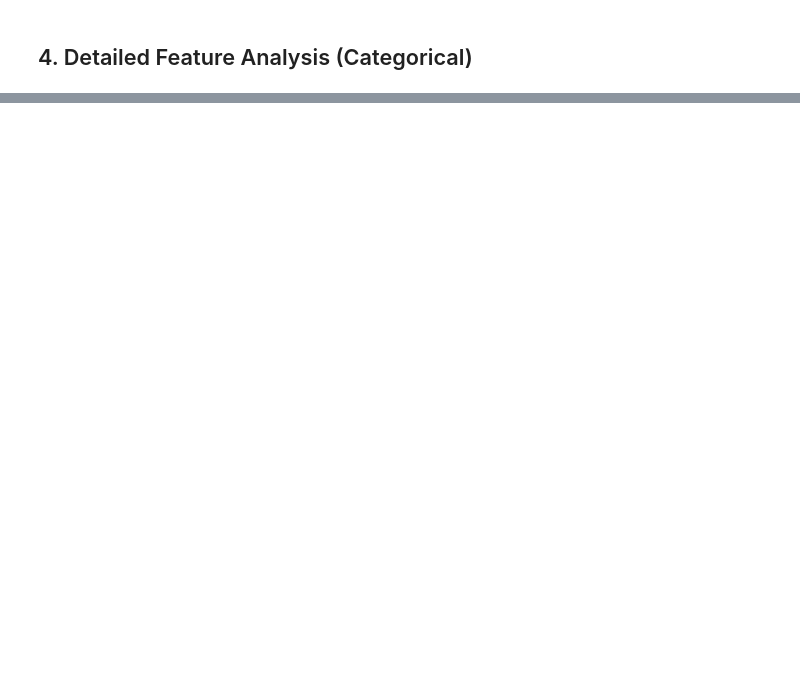
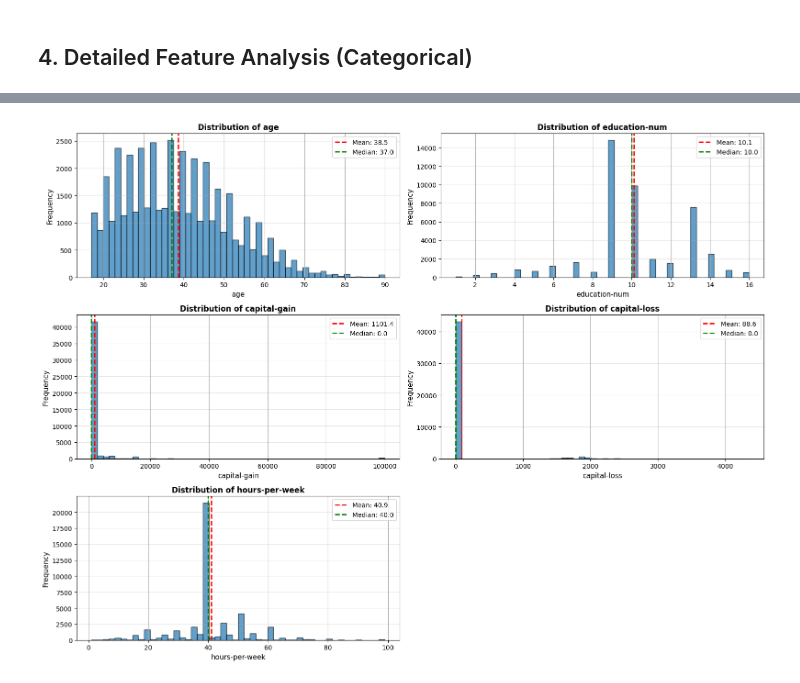
Before and after one commit to AymericMtp/supervised-learning, a Jupyter notebook: eda.ipynb, the cells around one changed output, grey strips where cells are left out. Drawn from its saved outputs; the diff is of its cells as text; code cells hidden in the pictures; blank space fills up the shorter version.

```diff
--- a/eda.ipynb
+++ b/eda.ipynb
@@ -183,0 +231,6 @@ income_df = income_df_deleted
+# %%
+print("Distribution des catégories:\n")
+for col in categorical_features:
+    print(f"\n{col.upper()}:")
+    print(income_df[col].value_counts())
+    print(f"Nombre de catégories uniques: {income_df[col].nunique()}")
@@ -183,0 +266,5 @@ income_df = income_df_deleted
+# %%
+numerical_features = ['age', 'education-num', 'capital-gain', 'capital-loss', 'hours-per-week']
+
+print("Statistiques descriptives des features numériques:\n")
+print(income_df[numerical_features].describe())
@@ -183,0 +283,23 @@ income_df = income_df_deleted
+# %%
+fig, axes = plt.subplots(nrows=3, ncols=2, figsize=(16, 12))
+axes = axes.flatten()
+
+for i, col in enumerate(numerical_features):
+    income_df[col].hist(bins=50, ax=axes[i], alpha=0.7, edgecolor='black')
+    axes[i].set_xlabel(col, fontsize=11)
+    axes[i].set_ylabel('Frequency', fontsize=11)
+    axes[i].set_title(f'Distribution of {col}', fontsize=12, fontweight='bold')
+    axes[i].grid(axis='y', alpha=0.3)
+
+    mean_val = income_df[col].mean()
+    median_val = income_df[col].median()
+    axes[i].axvline(mean_val, color='red', linestyle='--', linewidth=2, label=f'Mean: {mean_val:.1f}')
+    axes[i].axvline(median_val, color='green', linestyle='--', linewidth=2, label=f'Median: {median_val:.1f}')
+    axes[i].legend()
+
+fig.delaxes(axes[5])
+plt.tight_layout()
+plt.savefig('numerical_distributions.png', dpi=300, bbox_inches='tight')
+plt.show()
+# %% [output]
+[figure, added]
```
Also changed, not shown: parts of 12 cells of this notebook, 6 other files.
